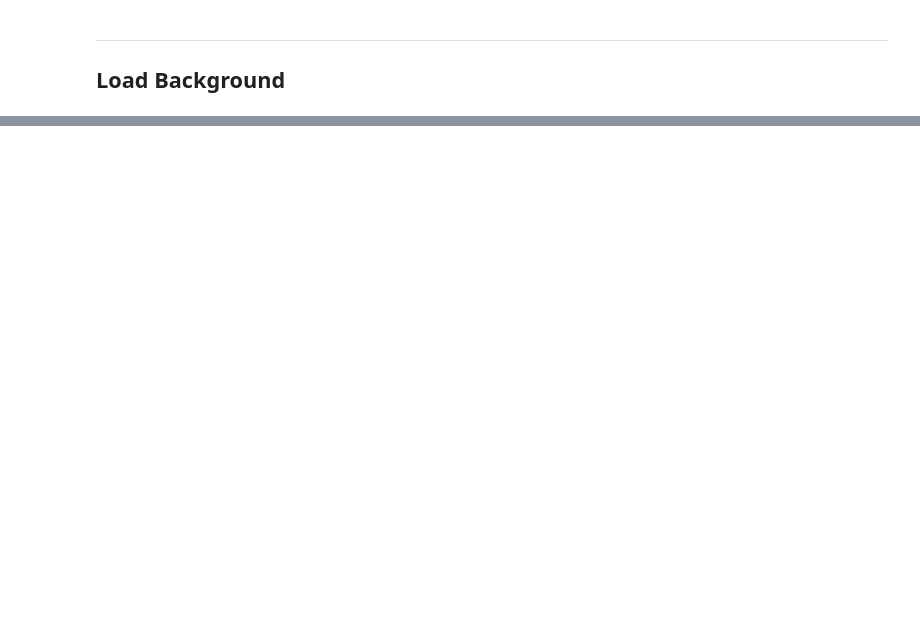
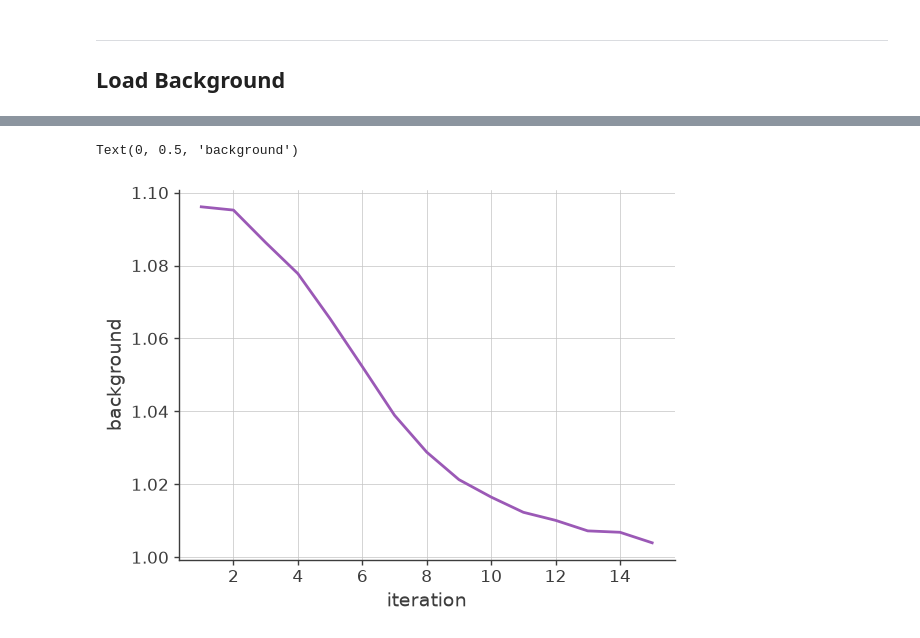
Before and after one commit to mquezada13/data-challenge-3-4-exploration, a Jupyter notebook: workflow/notebooks/03_511_imaging_analysis.ipynb, the cells around one changed output, grey strips where cells are left out. Saved outputs shown, nothing was run; the diff lists cells and outputs as text; code cells hidden in the pictures; blank space fills up the shorter version.

```diff
--- a/workflow/notebooks/03_511_imaging_analysis.ipynb
+++ b/workflow/notebooks/03_511_imaging_analysis.ipynb
@@ -335,0 +334,14 @@ Total observed shape: (60, 3072)
+# %%
+x, y = [], []
+
+for result in image_deconvolution.results:
+    x.append(result['iteration'])
+    y.append(result["background_normalization"]['background'])
+
+plt.plot(x,y)
+plt.grid()
+plt.xlabel('iteration')
+plt.ylabel('background')
+# %% [output]
+Text(0, 0.5, 'background')
+[figure, added]
```
Also changed, not shown: parts of 53 cells of this notebook, 3 other files.
